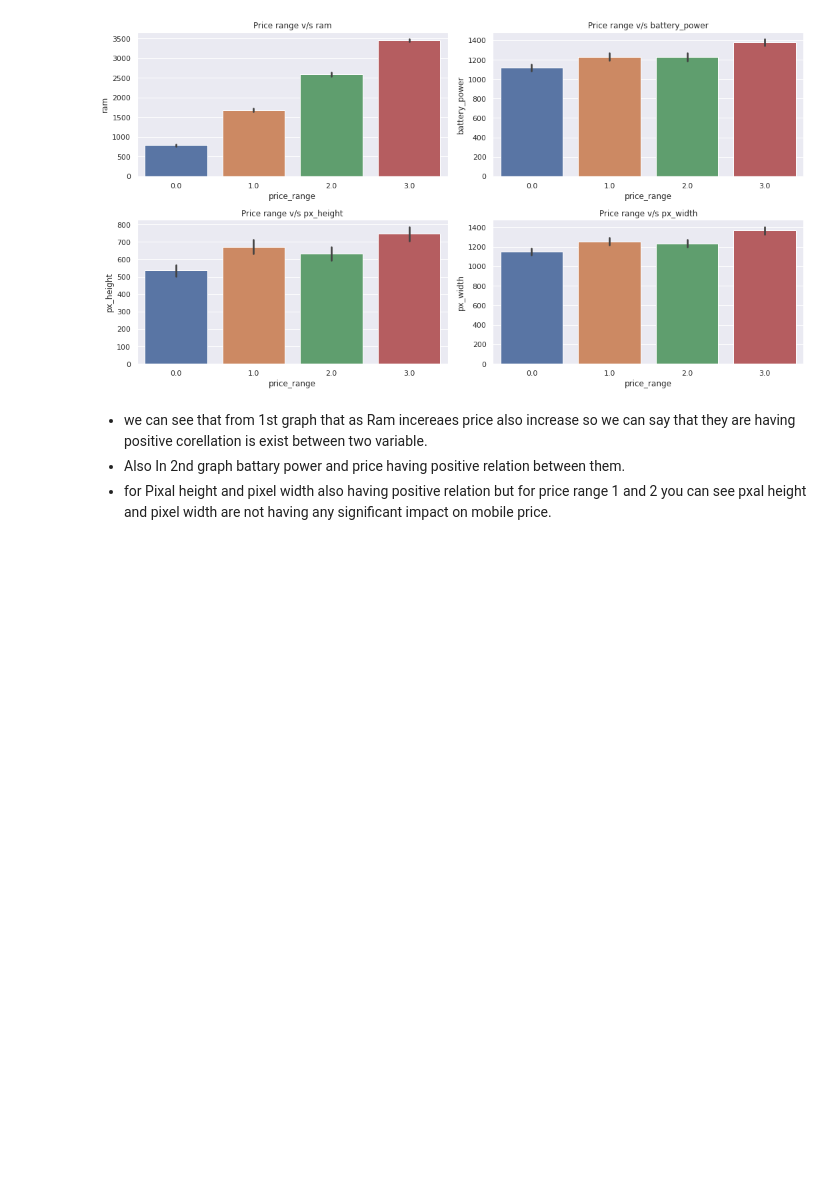
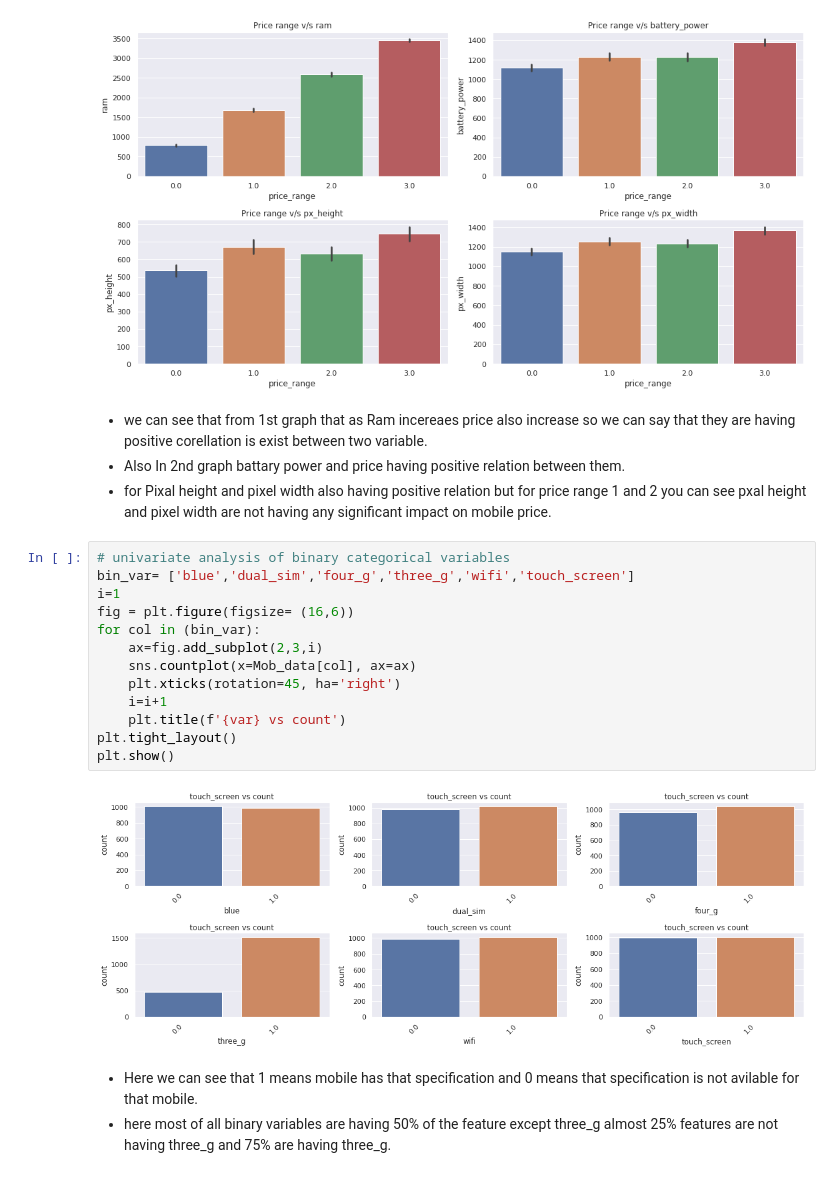
Before and after one commit to SujitbMusale/Mobile-Price-Range-Prediction-classification, a Jupyter notebook: Mobile_Price_Range_Prediction.ipynb, the cells around one changed output. Drawn from its saved outputs; the diff is of its cells as text; blank space fills up the shorter version.

```diff
--- a/Mobile_Price_Range_Prediction.ipynb
+++ b/Mobile_Price_Range_Prediction.ipynb
@@ -220,3 +224,21 @@ for var in variables:
 so we can say that they are having positive corellation is exist between two variable.
 * Also In 2nd graph battary power and price having positive relation between them.
 * for Pixal height and pixel width also having positive relation but for price range 1 and 2 you can see pxal height and pixel width are not having any significant impact on mobile price.
+# %%
+# univariate analysis of binary categorical variables
+bin_var= ['blue','dual_sim','four_g','three_g','wifi','touch_screen']
+i=1
+fig = plt.figure(figsize= (16,6))
+for col in (bin_var):
+    ax=fig.add_subplot(2,3,i)
+    sns.countplot(x=Mob_data[col], ax=ax)
+    plt.xticks(rotation=45, ha='right')
+    i=i+1
+    plt.title(f'{var} vs count')
+plt.tight_layout()
+plt.show()
+# %% [output]
+[figure, added]
+# %% [markdown]
+*  Here we can see that 1 means mobile has that specification and 0 means that specification is not avilable for that mobile.
+*  here most of all binary variables are having 50% of the feature except three_g almost 25% features are not having three_g and 75% are having three_g.
```
Also changed, not shown: parts of 9 cells of this notebook.
